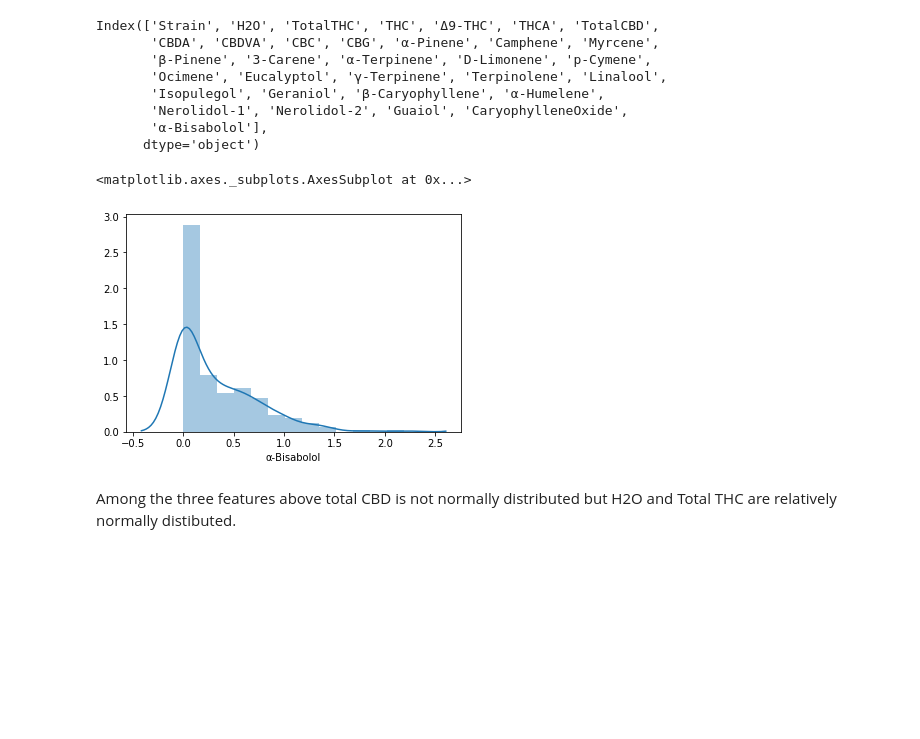
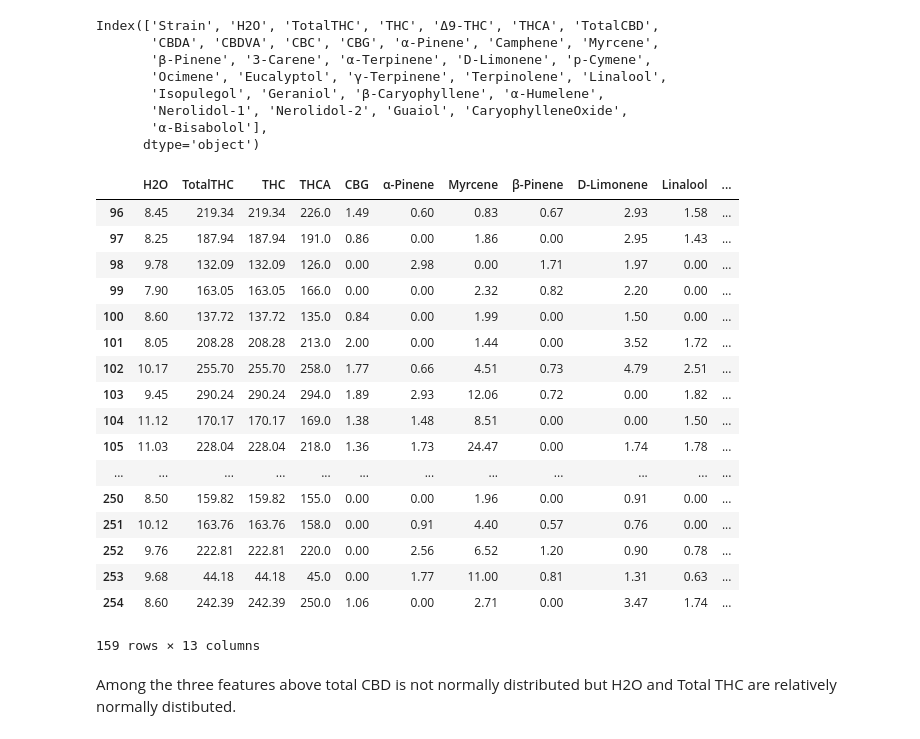
Before and after one commit to kavehamini/Cannabis_Project, a Jupyter notebook: Cannabis_Project.ipynb, the cells around one changed output. Drawn from its saved outputs; the diff is of its cells as text; code cells hidden in the pictures; blank space fills up the shorter version.

```diff
--- a/Cannabis_Project.ipynb
+++ b/Cannabis_Project.ipynb
@@ -175,10 +175,30 @@ Index(['Strain', 'H2O', 'TotalTHC', 'THC', 'Δ9-THC', 'THCA', 'TotalCBD',
        'Nerolidol-1', 'Nerolidol-2', 'Guaiol', 'CaryophylleneOxide',
        'α-Bisabolol'],
       dtype='object')
-# %%
-sns.distplot(df['α-Bisabolol'].dropna())
-# %% [output]
-<matplotlib.axes._subplots.AxesSubplot at 0x...>
-[figure, removed]
+# %%
+#selecting the right columns for the dataframe
+newdf = df[['H2O','TotalTHC','THC', 'THCA', 'CBG', 'α-Pinene', 'Myrcene', 'β-Pinene', 'D-Limonene', 'Linalool', 'β-Caryophyllene',
+'α-Humelene', 'α-Bisabolol']]
+# %%
+newdf.dropna()
+# %% [output]
+|  | H2O | TotalTHC | THC | THCA | CBG | α-Pinene | Myrcene | β-Pinene | D-Limonene | Linalool | ... |
+| 96 | 8.45 | 219.34 | 219.34 | 226.0 | 1.49 | 0.60 | 0.83 | 0.67 | 2.93 | 1.58 | ... |
+| 97 | 8.25 | 187.94 | 187.94 | 191.0 | 0.86 | 0.00 | 1.86 | 0.00 | 2.95 | 1.43 | ... |
+| 98 | 9.78 | 132.09 | 132.09 | 126.0 | 0.00 | 2.98 | 0.00 | 1.71 | 1.97 | 0.00 | ... |
+| 99 | 7.90 | 163.05 | 163.05 | 166.0 | 0.00 | 0.00 | 2.32 | 0.82 | 2.20 | 0.00 | ... |
+| 100 | 8.60 | 137.72 | 137.72 | 135.0 | 0.84 | 0.00 | 1.99 | 0.00 | 1.50 | 0.00 | ... |
+| 101 | 8.05 | 208.28 | 208.28 | 213.0 | 2.00 | 0.00 | 1.44 | 0.00 | 3.52 | 1.72 | ... |
+| 102 | 10.17 | 255.70 | 255.70 | 258.0 | 1.77 | 0.66 | 4.51 | 0.73 | 4.79 | 2.51 | ... |
+| 103 | 9.45 | 290.24 | 290.24 | 294.0 | 1.89 | 2.93 | 12.06 | 0.72 | 0.00 | 1.82 | ... |
+| 104 | 11.12 | 170.17 | 170.17 | 169.0 | 1.38 | 1.48 | 8.51 | 0.00 | 0.00 | 1.50 | ... |
+| 105 | 11.03 | 228.04 | 228.04 | 218.0 | 1.36 | 1.73 | 24.47 | 0.00 | 1.74 | 1.78 | ... |
+| ... | ... | ... | ... | ... | ... | ... | ... | ... | ... | ... | ... |
+| 250 | 8.50 | 159.82 | 159.82 | 155.0 | 0.00 | 0.00 | 1.96 | 0.00 | 0.91 | 0.00 | ... |
+| 251 | 10.12 | 163.76 | 163.76 | 158.0 | 0.00 | 0.91 | 4.40 | 0.57 | 0.76 | 0.00 | ... |
+| 252 | 9.76 | 222.81 | 222.81 | 220.0 | 0.00 | 2.56 | 6.52 | 1.20 | 0.90 | 0.78 | ... |
+| 253 | 9.68 | 44.18 | 44.18 | 45.0 | 0.00 | 1.77 | 11.00 | 0.81 | 1.31 | 0.63 | ... |
+| 254 | 8.60 | 242.39 | 242.39 | 250.0 | 1.06 | 0.00 | 2.71 | 0.00 | 3.47 | 1.74 | ... |
+159 rows × 13 columns
 # %% [markdown]
 Among the three features above total CBD is not normally distributed but H2O and Total  THC are relatively normally distibuted.
```
Also changed, not shown: parts of 1 cell of this notebook.
